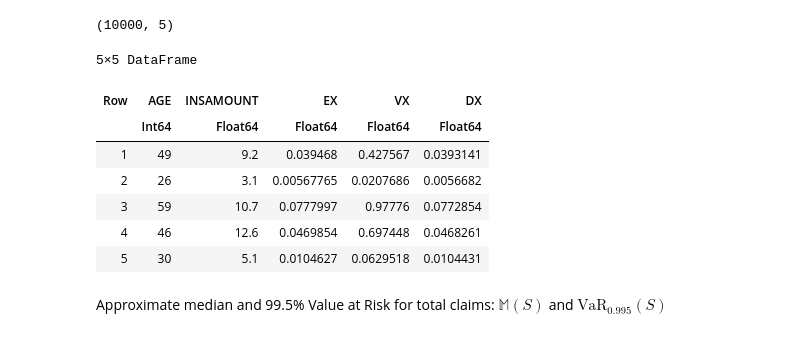
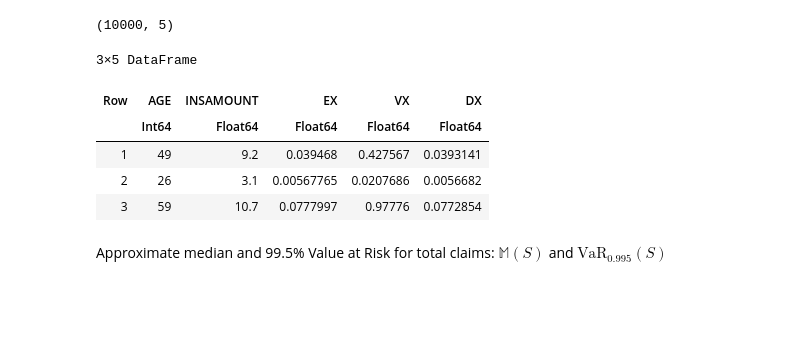
Before and after one commit to fercervantes27/RiskTheory, a Jupyter notebook: src/008_ExerciseJupyter.ipynb, the cells around one changed output. Drawn from its saved outputs; the diff is of its cells as text; code cells hidden in the pictures; blank space fills up the shorter version.

```diff
--- a/src/008_ExerciseJupyter.ipynb
+++ b/src/008_ExerciseJupyter.ipynb
@@ -40,16 +61,14 @@ E(S) = 345.3497998500011
 V(S) = 4202.942121519234
 (10000, 5)
 # %%
-policy[1:5, :]
+policy[1:3, :]
 # %% [output]
-5×5 DataFrame
+3×5 DataFrame
 | Row | AGE | INSAMOUNT | EX | VX | DX |
 |  | Int64 | Float64 | Float64 | Float64 | Float64 |
 | 1 | 49 | 9.2 | 0.039468 | 0.427567 | 0.0393141 |
 | 2 | 26 | 3.1 | 0.00567765 | 0.0207686 | 0.0056682 |
 | 3 | 59 | 10.7 | 0.0777997 | 0.97776 | 0.0772854 |
-| 4 | 46 | 12.6 | 0.0469854 | 0.697448 | 0.0468261 |
-| 5 | 30 | 5.1 | 0.0104627 | 0.0629518 | 0.0104431 |
 # %% [markdown]
 Approximate median and 99.5% Value at Risk for total claims: $\mathbb{M}(S)$ and $\text{VaR}_{0.995}(S)$
 # %%
```
Also changed, not shown: parts of 36 cells of this notebook.
